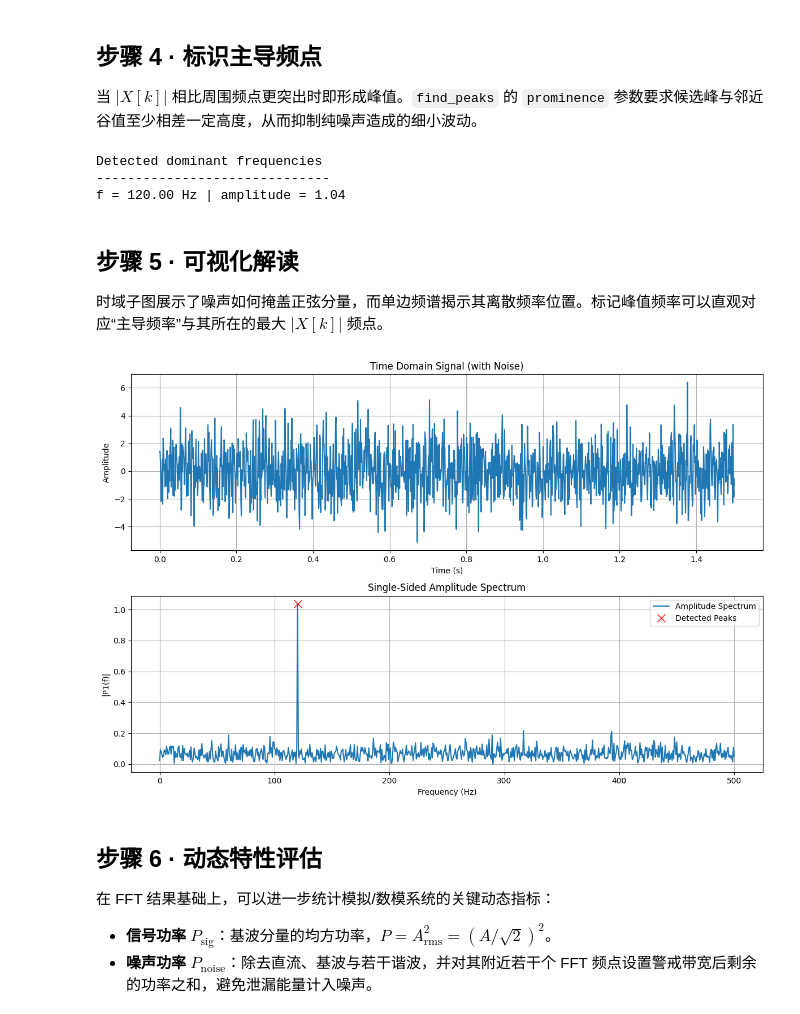
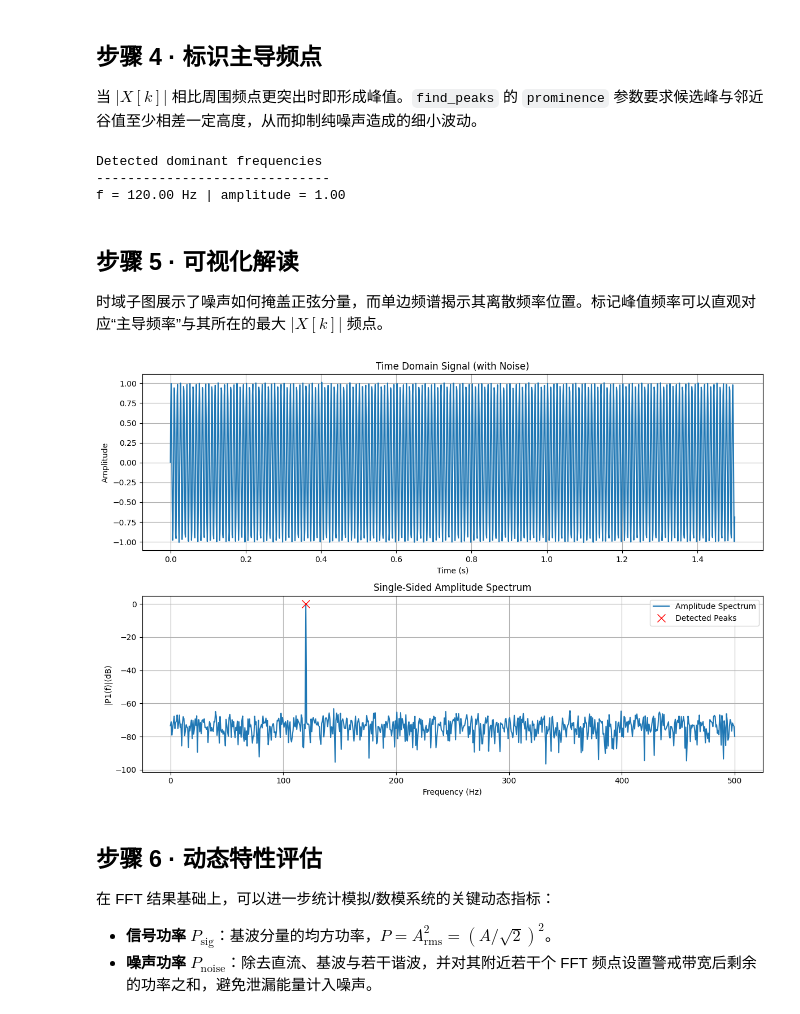
Before and after one commit to why250/Analog-Design-of-Asynchronous-SAR-ADC, a Jupyter notebook: Scripts/spectrum_analysis_explained.ipynb, the cells around one changed output. Saved outputs shown, nothing was run; the diff lists cells and outputs as text; code cells hidden in the pictures.

Commit message:
add spectrum_analysis

```diff
--- a/Scripts/spectrum_analysis_explained.ipynb
+++ b/Scripts/spectrum_analysis_explained.ipynb
@@ -36,7 +36,8 @@ $
 # %%
 # S = 0.7 * np.sin(2 * np.pi * 50 * t) + 1.0 * np.sin(2 * np.pi * 120 * t)
 S =  1.0 * np.sin(2 * np.pi * 120 * t)
-noise = 1.5 * np.random.randn(len(t))
+# noise = 1.5 * np.random.randn(len(t))
+noise = 0.005 * np.random.randn(len(t))
 signal_with_noise = S + noise
 # %% [markdown]
 ## 步骤 3 · FFT 计算
@@ -71,33 +72,33 @@ else:
 # %% [output]
 Detected dominant frequencies
 ------------------------------
-f = 120.00 Hz | amplitude = 1.04
+f = 120.00 Hz | amplitude = 1.00
 # %% [markdown]
 ## 步骤 5 · 可视化解读
 时域子图展示了噪声如何掩盖正弦分量，而单边频谱揭示其离散频率位置。标记峰值频率可以直观对应“主导频率”与其所在的最大 $|X[k]|$ 频点。
 # %%
 plt.figure(figsize=(12, 8))
 
 plt.subplot(2, 1, 1)
 plt.plot(t, signal_with_noise)
 plt.title('Time Domain Signal (with Noise)')
 plt.xlabel('Time (s)')
 plt.ylabel('Amplitude')
 plt.grid(True)
 
 plt.subplot(2, 1, 2)
-plt.plot(f, P1, label='Amplitude Spectrum')
-plt.plot(f[peaks], P1[peaks], 'x', color='red', markersize=10, label='Detected Peaks')
+plt.plot(f, 20*np.log10(P1), label='Amplitude Spectrum')
+plt.plot(f[peaks], 20*np.log10(P1[peaks]), 'x', color='red', markersize=10, label='Detected Peaks')
 plt.title('Single-Sided Amplitude Spectrum')
 plt.xlabel('Frequency (Hz)')
-plt.ylabel('|P1(f)|')
+plt.ylabel('|P1(f)|(dB)')
 plt.grid(True)
 plt.legend()
 
 plt.tight_layout()
 plt.show()
 # %% [output]
-[figure, old version]
+[figure, new version]
 # %% [markdown]
 ## 步骤 6 · 动态特性评估
 在 FFT 结果基础上，可以进一步统计模拟/数模系统的关键动态指标：
```
Also changed, not shown: parts of 1 cell of this notebook, 1 other file.
